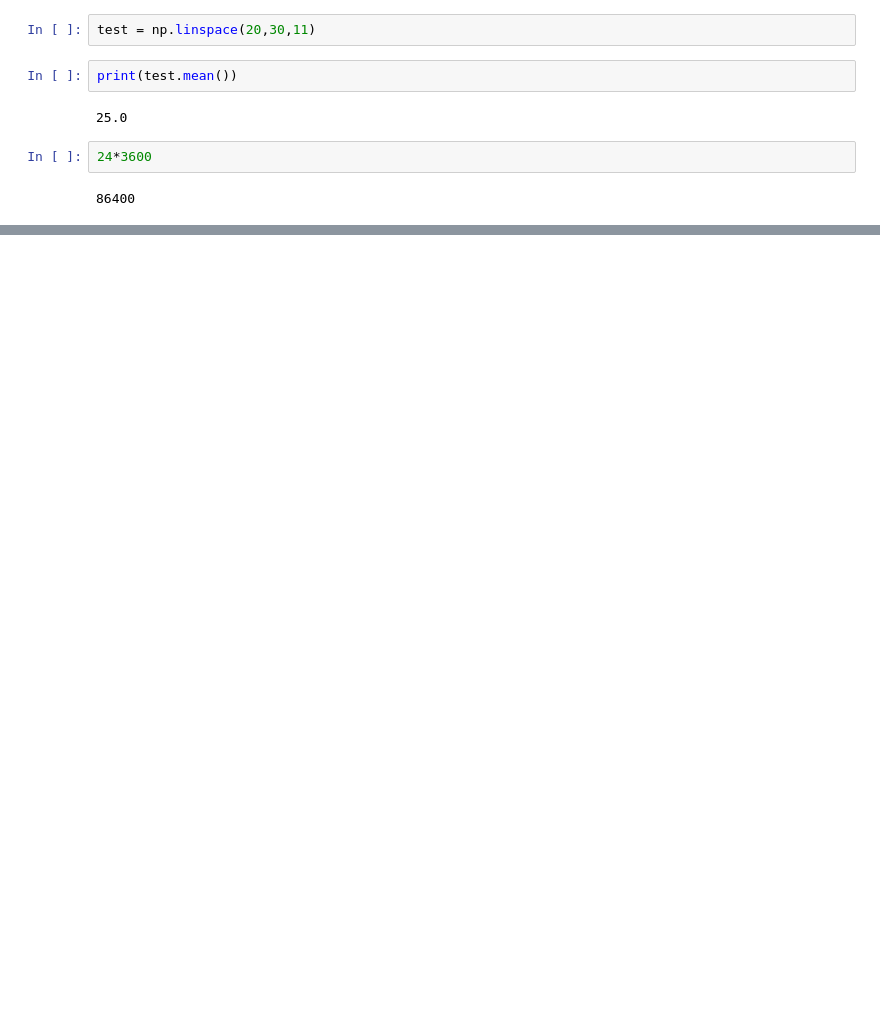
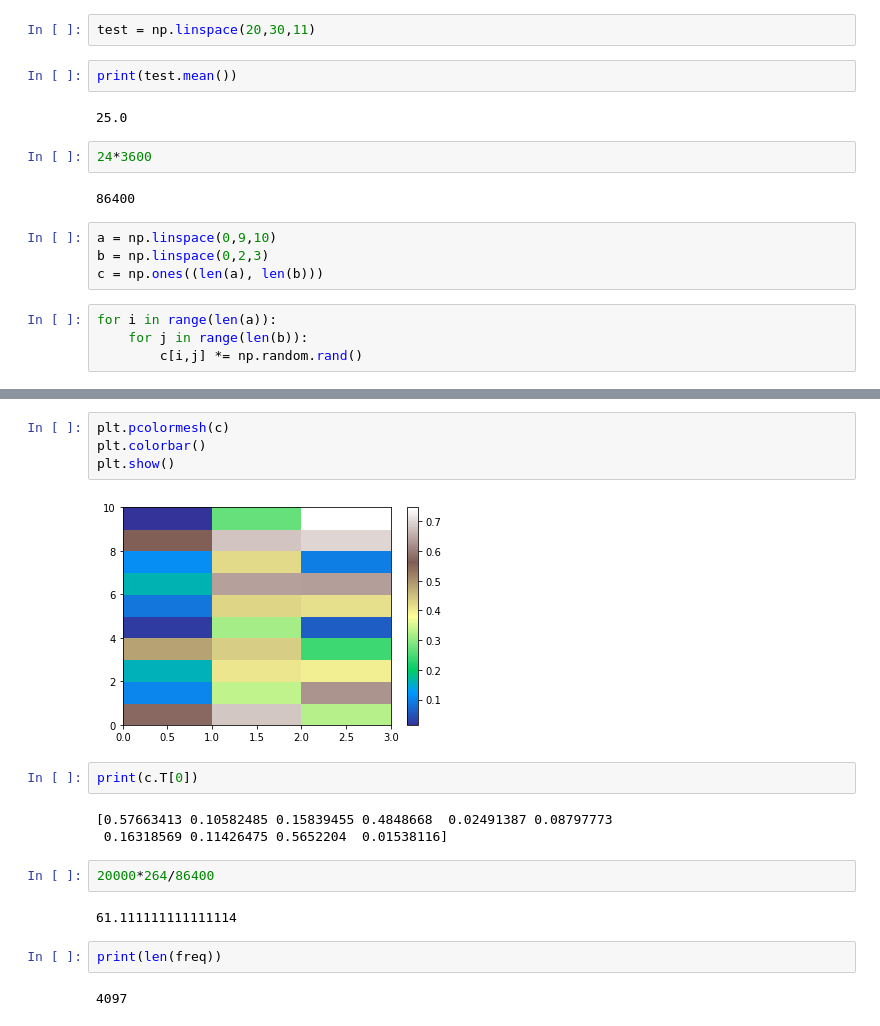
Before and after one commit to DDEssing/thesis_code, a Jupyter notebook: Amplitude_variation.ipynb, the cells around one changed output, grey strips where cells are left out. Saved outputs shown, nothing was run; the diff lists cells and outputs as text; blank space fills up the shorter version.

```diff
--- a/Amplitude_variation.ipynb
+++ b/Amplitude_variation.ipynb
@@ -363,3 +369,11 @@ print(test.mean())
 24*3600
 # %% [output]
 86400
+# %%
+a = np.linspace(0,9,10)
+b = np.linspace(0,2,3)
+c = np.ones((len(a), len(b)))
+# %%
+for i in range(len(a)):
+    for j in range(len(b)):
+        c[i,j] *= np.random.rand()
@@ -365,0 +393,19 @@ print(test.mean())
+# %%
+plt.pcolormesh(c)
+plt.colorbar()
+plt.show()
+# %% [output]
+[figure, added]
+# %%
+print(c.T[0])
+# %% [output]
+[0.57663413 0.10582485 0.15839455 0.4848668  0.02491387 0.08797773
+ 0.16318569 0.11426475 0.5652204  0.01538116]
+# %%
+20000*264/86400
+# %% [output]
+61.111111111111114
+# %%
+print(len(freq))
+# %% [output]
+4097
```
Also changed, not shown: parts of 11 cells of this notebook.
